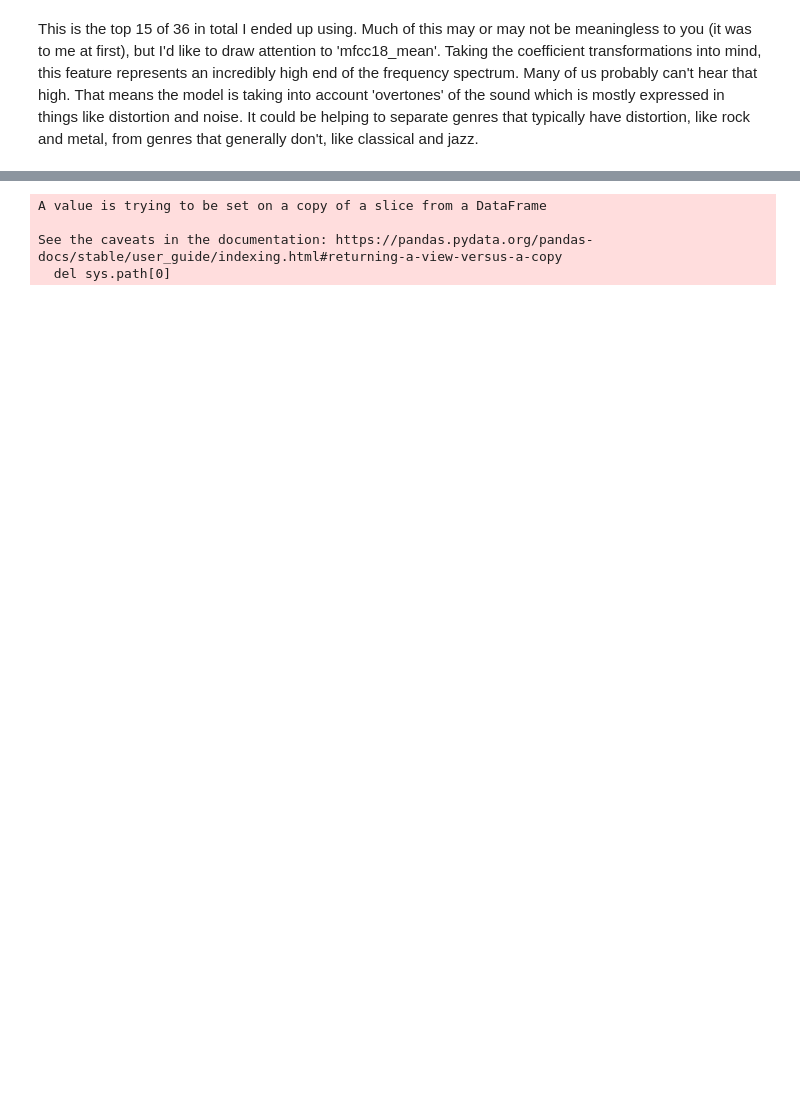
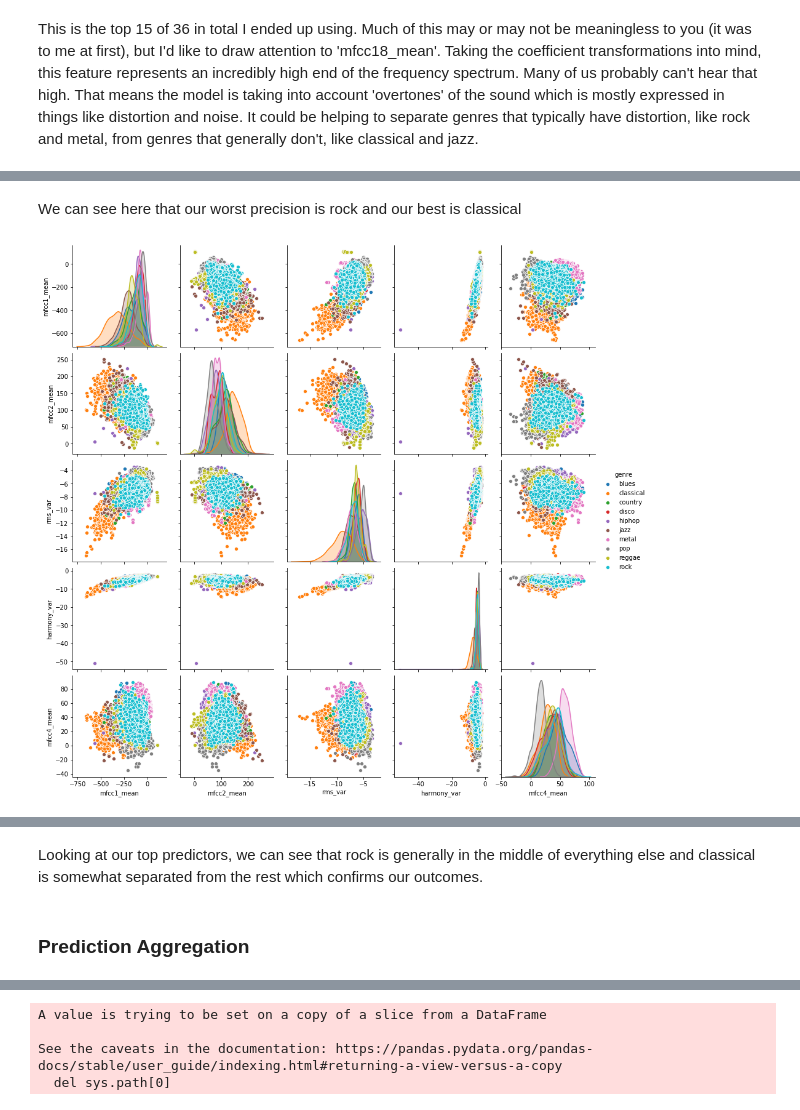
Before and after one commit to 0-b1t/genre_classification, a Jupyter notebook: final/explanatory_nb.ipynb, the cells around one changed output, grey strips where cells are left out. Saved outputs shown, nothing was run; the diff lists cells and outputs as text; code cells hidden in the pictures; blank space fills up the shorter version.

```diff
--- a/final/explanatory_nb.ipynb
+++ b/final/explanatory_nb.ipynb
@@ -380,0 +405,10 @@ This is the top 15 of 36 in total I ended up using. Much of this may or may not
+# %% [markdown]
+We can see here that our worst precision is rock and our best is classical
+# %%
+n = 5
+plot_df = pd.concat([X_logged, y], 1)
+top_n = list(coef_df.sort_values("abs_coef", ascending=False)["feat"])[:n]
+sns.pairplot(data=plot_df[top_n + ["genre"]], hue="genre")
+plt.show()
+# %% [output]
+[figure, added]
@@ -381,3 +416,7 @@ This is the top 15 of 36 in total I ended up using. Much of this may or may not
+# %% [markdown]
+Looking at our top predictors, we can see that rock is generally in the middle of everything else and classical is somewhat separated from the rest which confirms our outcomes.
+# %% [markdown]
+### Prediction Aggregation
 # %%
 df["predictions"] = pipeline.predict(X_logged[keep_cols])
 # %% [output]
```
Also changed, not shown: parts of 12 cells of this notebook.
